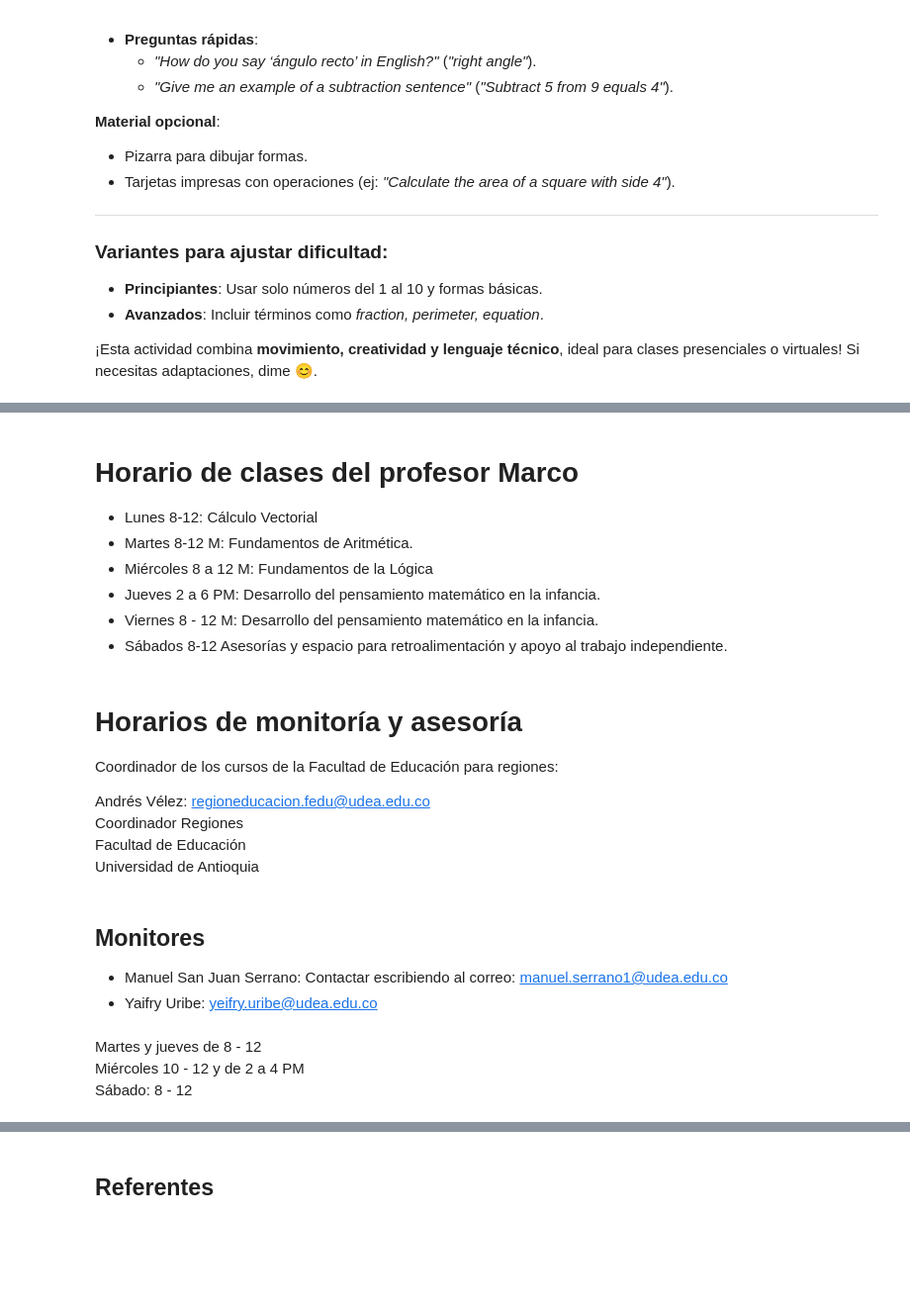
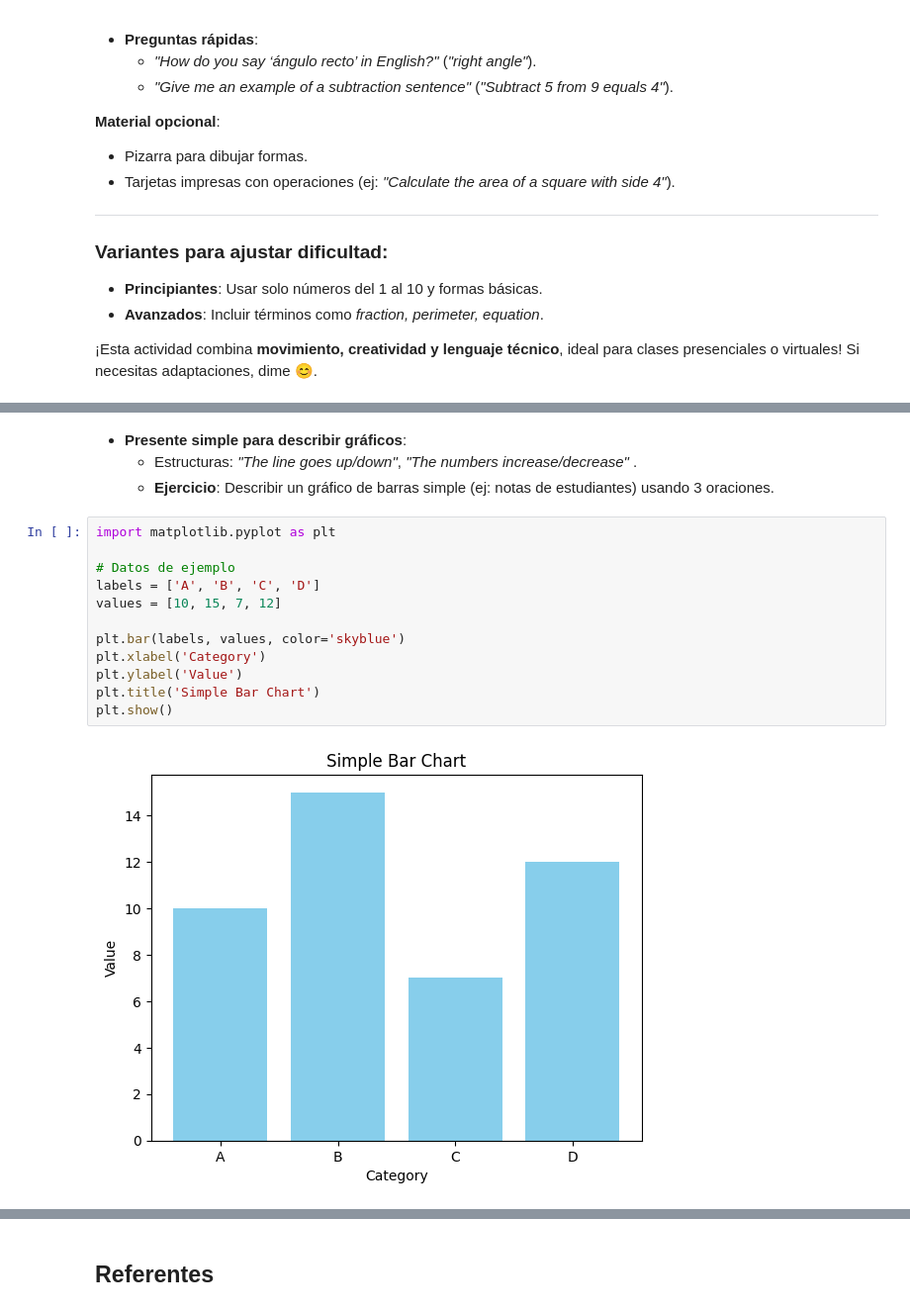
Before and after one commit to marco-canas/english_for_scientific_communication, a Jupyter notebook: week_1/2_clase_11_agosto/2_clase_agosto_11.ipynb, the cells around one changed output, grey strips where cells are left out. Shown at 99% size. Drawn from its saved outputs; the diff is of its cells as text; blank space fills up the shorter version.

Commit message:
me falta completar el estudio de la clase de inglés en cuanto a el tema de numbers, describing graphs

```diff
--- a/week_1/2_clase_11_agosto/2_clase_agosto_11.ipynb
+++ b/week_1/2_clase_11_agosto/2_clase_agosto_11.ipynb
@@ -808,26 +761,19 @@ Este diseño asegura que los profesores apliquen el inglés directamente en su c
-# %% [markdown]
-# Horario de clases del profesor Marco
-
-* Lunes 8-12: Cálculo Vectorial
-* Martes 8-12 M: Fundamentos de Aritmética.
-* Miércoles 8 a 12 M: Fundamentos de la Lógica
-* Jueves 2 a 6 PM: Desarrollo del pensamiento matemático en la infancia.
-* Viernes 8 - 12 M: Desarrollo del pensamiento matemático en la infancia.
-* Sábados 8-12 Asesorías y espacio para retroalimentación y apoyo al trabajo independiente.
-# %% [markdown]
-# Horarios de monitoría y asesoría
-
-Coordinador de los cursos de la Facultad de Educación para regiones:
-
-Andrés Vélez: regioneducacion.fedu@udea.edu.co
-Coordinador Regiones
-Facultad de Educación
-Universidad de Antioquia
-# %% [markdown]
-## Monitores
-* Manuel San Juan Serrano: Contactar escribiendo al correo: manuel.serrano1@udea.edu.co
-* Yaifry Uribe: yeifry.uribe@udea.edu.co
-# %% [markdown]
-Martes y jueves de 8 - 12
-Miércoles 10 - 12 y de 2 a 4 PM
-Sábado: 8 - 12
+# %% [markdown]
+
+- **Presente simple para describir gráficos**:
+  - Estructuras: *"The line goes up/down"*, *"The numbers increase/decrease"* .
+  - **Ejercicio**: Describir un gráfico de barras simple (ej: notas de estudiantes) usando 3 oraciones.
+# %%
+import matplotlib.pyplot as plt
+
+# Datos de ejemplo
+labels = ['A', 'B', 'C', 'D']
+values = [10, 15, 7, 12]
+
+plt.bar(labels, values, color='skyblue')
+plt.xlabel('Category')
+plt.ylabel('Value')
+plt.title('Simple Bar Chart')
+plt.show()
+# %% [output]
+[figure, added]
```
Also changed, not shown: parts of 11 cells of this notebook.
